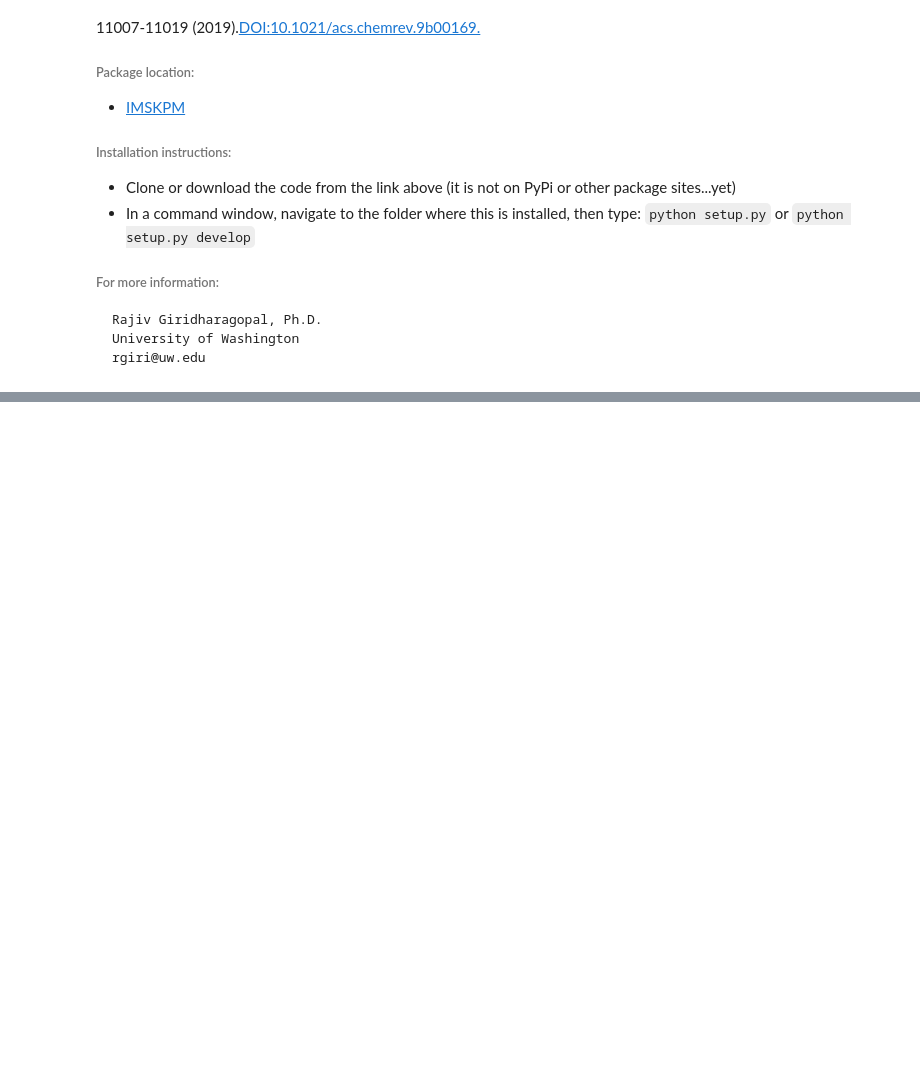
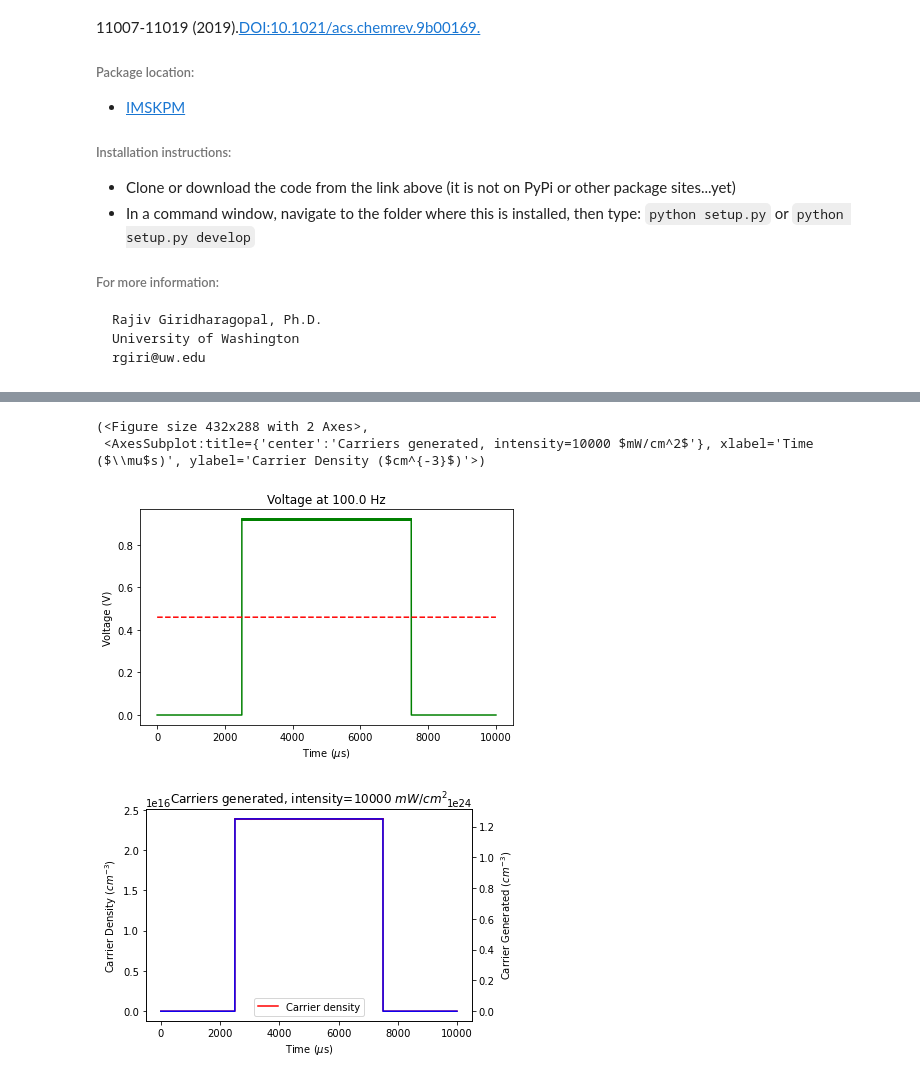
Before and after one commit to rajgiriUW/imskpm, a Jupyter notebook: imskpm/notebooks/IM-SKPM.ipynb, the cells around one changed output, grey strips where cells are left out. Drawn from its saved outputs; the diff is of its cells as text; code cells hidden in the pictures; blank space fills up the shorter version.

```diff
--- a/imskpm/notebooks/IM-SKPM.ipynb
+++ b/imskpm/notebooks/IM-SKPM.ipynb
@@ -80,0 +121,10 @@ device.plot()
+# %%
+device.exc_source(intensity=10, wl=455e-9, NA=0.6)
+device.make_pulse() # if we change the excitation, we shoud update the pulse
+device.simulate()
+device.plot()
+# %% [output]
+(<Figure size 432x288 with 2 Axes>,
+ <AxesSubplot:title={'center':'Carriers generated, intensity=10000 $mW/cm^2$'}, xlabel='Time ($\\mu$s)', ylabel='Carrier Density ($cm^{-3}$)'>)
+[figure, added]
+[figure, added]
```
Also changed, not shown: parts of 19 cells of this notebook, 2 other files.
